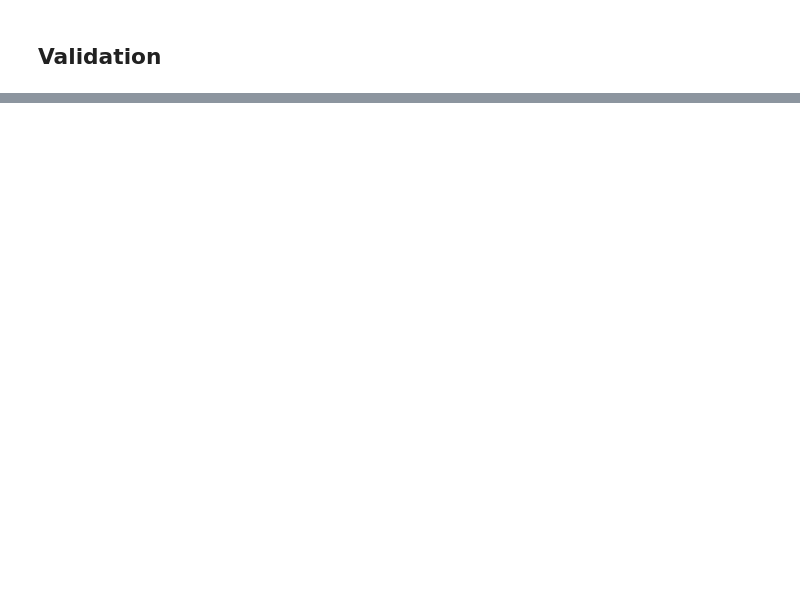
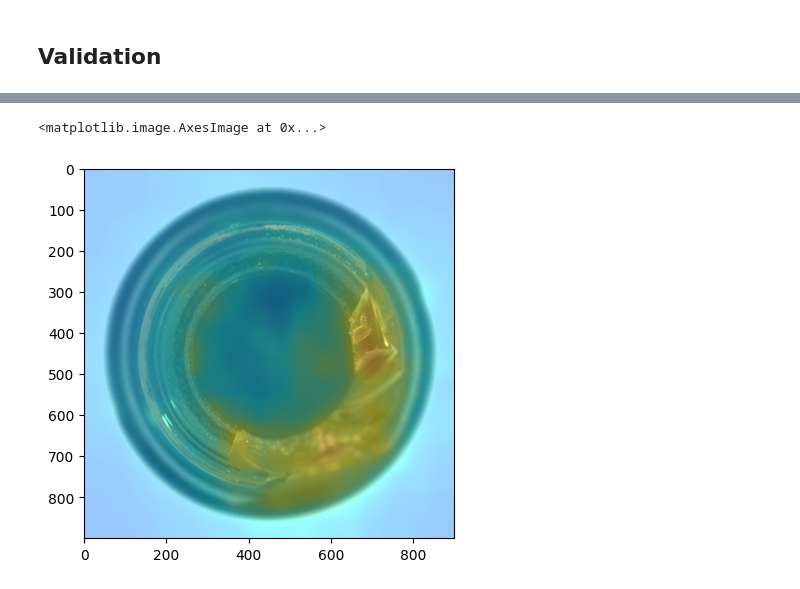
Before and after one commit to openvinotoolkit/anomalib, a Jupyter notebook: notebooks/000_getting_started/001_getting_started.ipynb, the cells around one changed output, grey strips where cells are left out. Cells and saved outputs as stored; diff of their text form; code cells hidden in the pictures; blank space fills up the shorter version.

```diff
--- a/notebooks/000_getting_started/001_getting_started.ipynb
+++ b/notebooks/000_getting_started/001_getting_started.ipynb
@@ -164,0 +229,6 @@ for filename in image_filenames:
+# %%
+# Visualize the heatmaps, on which raw anomaly map is overlayed on the original image.
+plt.imshow(predictions.heat_map)
+# %% [output]
+<matplotlib.image.AxesImage at 0x...>
+[figure, added]
```
Also changed, not shown: parts of 30 cells of this notebook.
